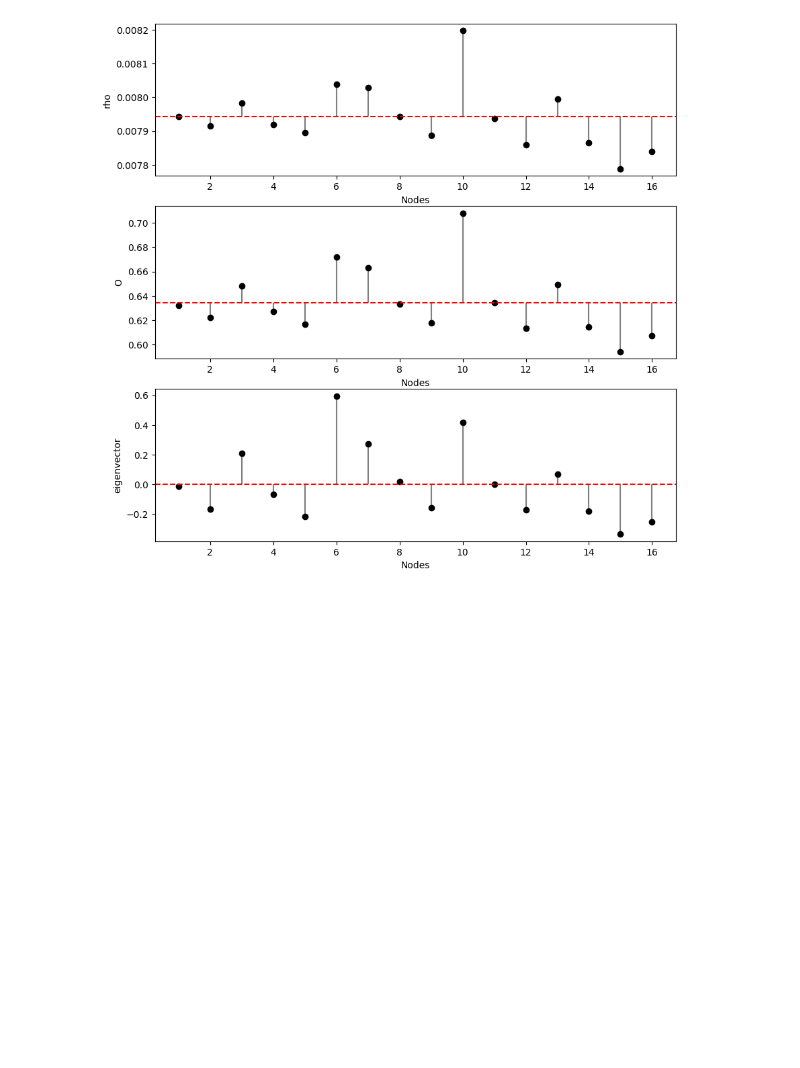
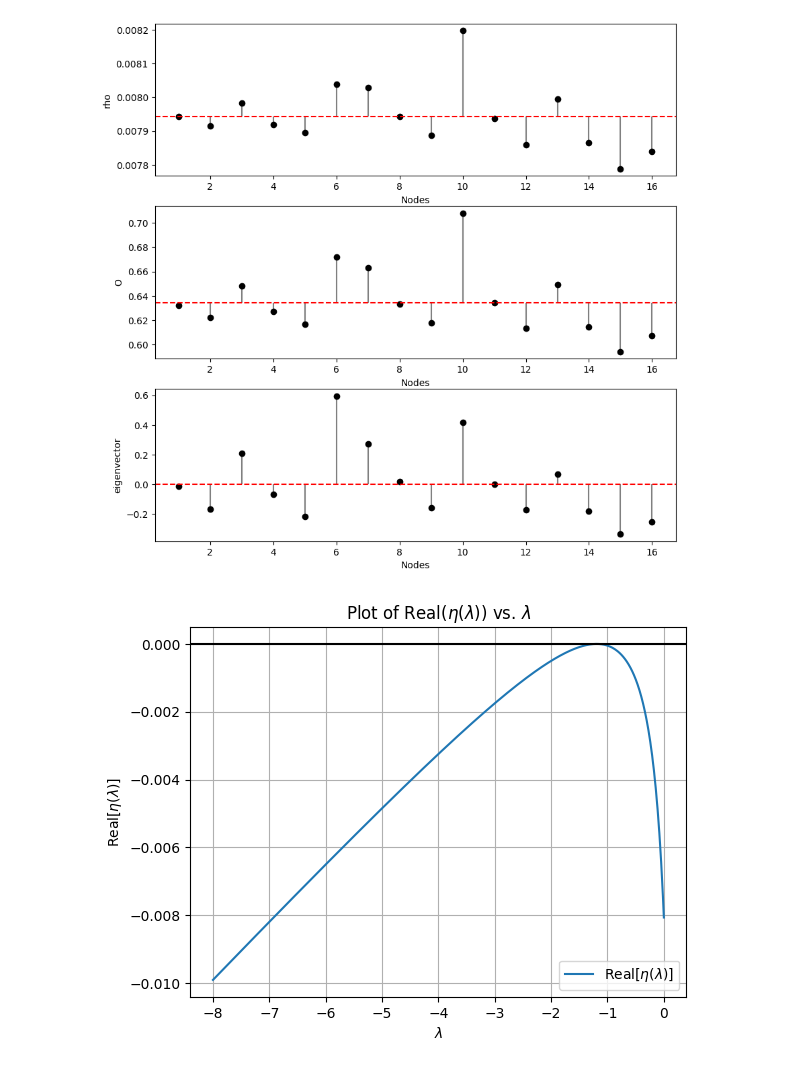
Before and after one commit to ChristianJFG/small_world_criminality, a Jupyter notebook: Networkx.ipynb, the cells around one changed output. Cells and saved outputs as stored; diff of their text form; code cells hidden in the pictures; blank space fills up the shorter version.

```diff
--- a/Networkx.ipynb
+++ b/Networkx.ipynb
@@ -422,3 +422,48 @@ axes[2].set_ylabel('eigenvector')
 plt.show()
 # %% [output]
 [figure]
+# %%
+# Define a suitable range of lambda values
+lambda_vals = np.linspace(-8, 0, 500)
+
+# b(λ)
+def b(lambda_N):
+    return ((alpha + beta)/delta
+            + (delta * beta)/(alpha + beta)
+            - lambda_N * (2 + do))
+
+# c(λ)
+def c(lambda_N):
+    return (
+        2 * do * (lambda_N**2)
+        + lambda_N * (
+            (2 * I * alpha * delta) / (alpha + beta)
+            - (2 * delta * beta) / (alpha + beta)
+            - (do * (alpha + beta)) / delta
+        )
+        + (alpha + beta)
+    )
+
+# η(λ) = -b(λ)/2 + (1/2)*sqrt(b(λ)^2 - 4 c(λ))
+def eta(lambda_N):
+    return -0.5 * b(lambda_N) + 0.5 * np.sqrt(b(lambda_N)**2 - 4 * c(lambda_N))
+
+# Evaluate eta on the grid of lambda values
+eta_vals = eta(lambda_vals)
+
+# Extract only the real part
+eta_vals_real = np.real(eta_vals)
+
+# Plot the real part of eta vs. lambda
+plt.figure()
+plt.plot(lambda_vals, eta_vals_real, label=r'Real[$\eta(\lambda)$]')
+# Graph a horizontal line at 0
+plt.axhline(0, color='black', linestyle='-')
+plt.xlabel(r'$\lambda$')
+plt.ylabel(r'Real[$\eta(\lambda)$]')
+plt.title('Plot of Real($\eta(\lambda)$) vs. $\lambda$')
+plt.legend()
+plt.grid(True)
+plt.show()
+# %% [output]
+[figure, added]
```
Also changed, not shown: parts of 3 cells of this notebook.
